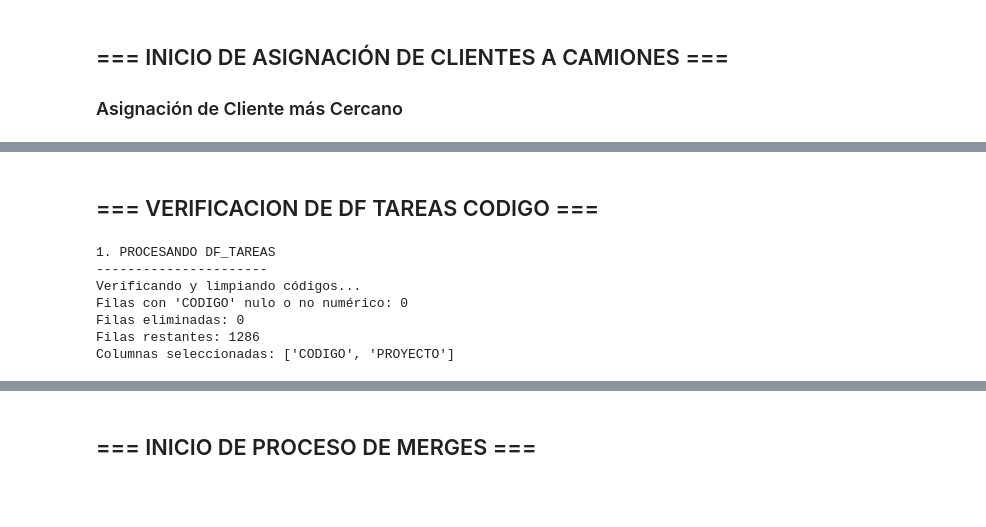
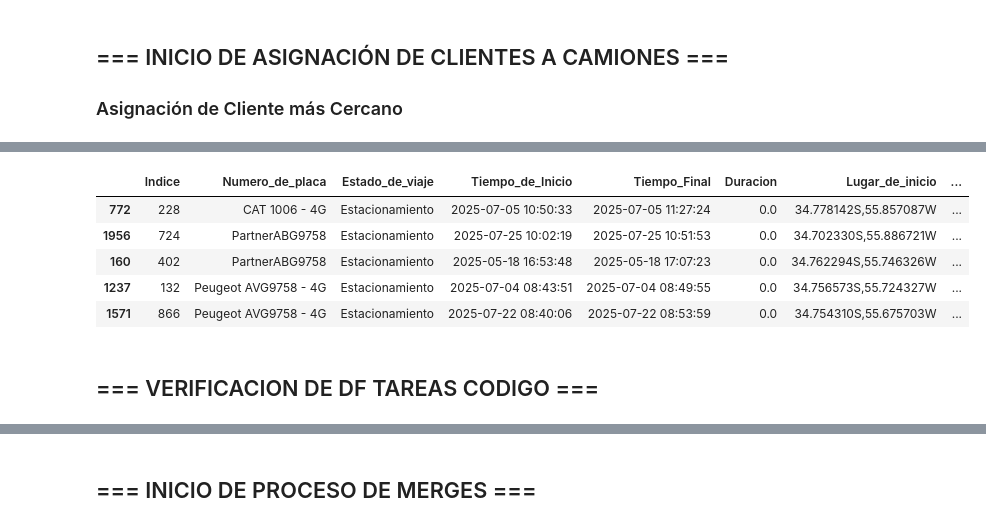
Before and after one commit to bisturito/1-ORIGINAL-DimalMaps, a Jupyter notebook: data/0_ETL/03_merge_MAPA.ipynb, the cells around one changed output, grey strips where cells are left out. Saved outputs shown, nothing was run; the diff lists cells and outputs as text; code cells hidden in the pictures; blank space fills up the shorter version.

```diff
--- a/data/0_ETL/03_merge_MAPA.ipynb
+++ b/data/0_ETL/03_merge_MAPA.ipynb
@@ -209,39 +209,13 @@ Total de registros en resultado final: 7943
 
 === FIN DE ASIGNACIÓN DE CLIENTES A CAMIONES ===
+# %%
+estacionados_camion_final.sample(5)
+# %% [output]
+|  | Indice | Numero_de_placa | Estado_de_viaje | Tiempo_de_Inicio | Tiempo_Final | Duracion | Lugar_de_inicio | ... |
+| 772 | 228 | CAT 1006 - 4G | Estacionamiento | 2025-07-05 10:50:33 | 2025-07-05 11:27:24 | 0.0 | 34.778142S,55.857087W | ... |
+| 1956 | 724 | PartnerABG9758 | Estacionamiento | 2025-07-25 10:02:19 | 2025-07-25 10:51:53 | 0.0 | 34.702330S,55.886721W | ... |
+| 160 | 402 | PartnerABG9758 | Estacionamiento | 2025-05-18 16:53:48 | 2025-05-18 17:07:23 | 0.0 | 34.762294S,55.746326W | ... |
+| 1237 | 132 | Peugeot AVG9758 - 4G | Estacionamiento | 2025-07-04 08:43:51 | 2025-07-04 08:49:55 | 0.0 | 34.756573S,55.724327W | ... |
+| 1571 | 866 | Peugeot AVG9758 - 4G | Estacionamiento | 2025-07-22 08:40:06 | 2025-07-22 08:53:59 | 0.0 | 34.754310S,55.675703W | ... |
 # %% [markdown]
 ## === VERIFICACION DE DF TAREAS CODIGO  ===
-# %%
-# Procesamiento de df_tareas
-print("\n1. PROCESANDO DF_TAREAS")
-print("----------------------")
-print("Verificando y limpiando códigos...")
-
-# Identificar registros inválidos
-df_tareas_invalidas = df_tareas[
-  df_tareas['CODIGO'].isnull() |
-  (df_tareas['CODIGO'].apply(lambda x: not str(x).isdigit()))
-].copy()
-print(f"Filas con 'CODIGO' nulo o no numérico: {df_tareas_invalidas.shape[0]}")
-
-# Limpiar y convertir CODIGO
-df_tareas = df_tareas.dropna(subset=['CODIGO']).copy()
-df_tareas['CODIGO'] = pd.to_numeric(df_tareas['CODIGO'], errors='coerce')
-filas_iniciales = df_tareas.shape[0]
-df_tareas = df_tareas.dropna(subset=['CODIGO']).copy()
-filas_finales = df_tareas.shape[0]
-df_tareas['CODIGO'] = df_tareas['CODIGO'].astype(int)
-
-print(f"Filas eliminadas: {filas_iniciales - filas_finales}")
-print(f"Filas restantes: {filas_finales}")
-
-# Filtrar columnas necesarias
-df_tareas_filtrado = df_tareas[['CODIGO', 'PROYECTO']].copy()
-print(f"Columnas seleccionadas: {list(df_tareas_filtrado.columns)}")
-# %% [output]
-1. PROCESANDO DF_TAREAS
-----------------------
-Verificando y limpiando códigos...
-Filas con 'CODIGO' nulo o no numérico: 0
-Filas eliminadas: 0
-Filas restantes: 1286
-Columnas seleccionadas: ['CODIGO', 'PROYECTO']
```
Also changed, not shown: parts of 22 cells of this notebook, 4 other files.
